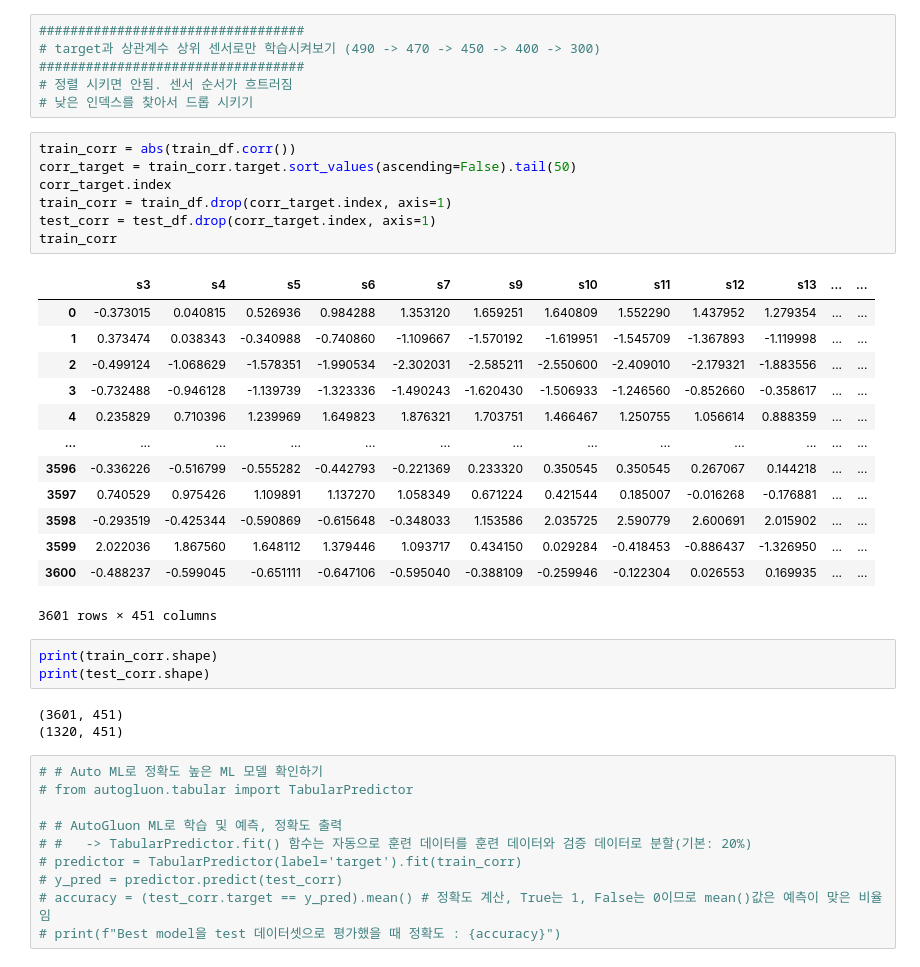
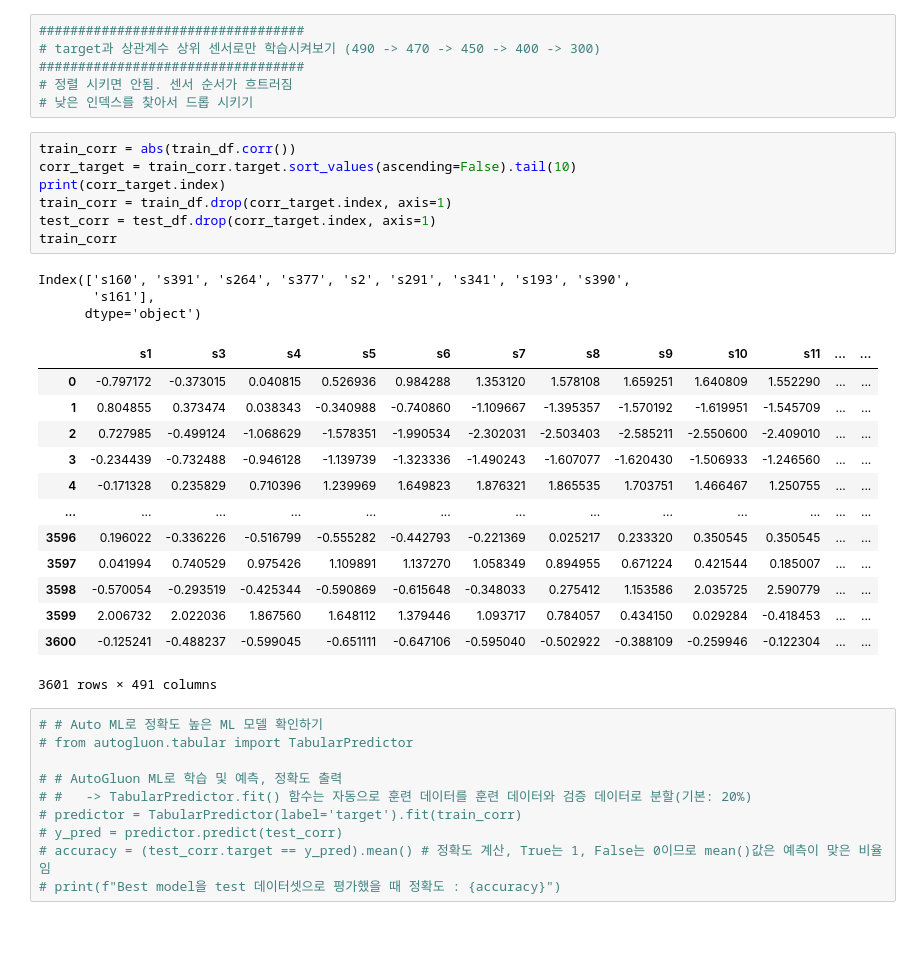
Before and after one commit to ParkSungHyon/smart_factory_2, a Jupyter notebook: Ford/ford2_local.ipynb, the cells around one changed output. Drawn from its saved outputs; the diff is of its cells as text; blank space fills up the shorter version.

```diff
--- a/Ford/ford2_local.ipynb
+++ b/Ford/ford2_local.ipynb
@@ -699,31 +687,28 @@ test_403
 # 낮은 인덱스를 찾아서 드롭 시키기
 # %%
 train_corr = abs(train_df.corr())
-corr_target = train_corr.target.sort_values(ascending=False).tail(50)
-corr_target.index
+corr_target = train_corr.target.sort_values(ascending=False).tail(10)
+print(corr_target.index)
 train_corr = train_df.drop(corr_target.index, axis=1)
 test_corr = test_df.drop(corr_target.index, axis=1)
 train_corr
 # %% [output]
+Index(['s160', 's391', 's264', 's377', 's2', 's291', 's341', 's193', 's390',
+       's161'],
+      dtype='object')
-|  | s3 | s4 | s5 | s6 | s7 | s9 | s10 | s11 | s12 | s13 | ... | ... |
-| 0 | -0.373015 | 0.040815 | 0.526936 | 0.984288 | 1.353120 | 1.659251 | 1.640809 | 1.552290 | 1.437952 | 1.279354 | ... | ... |
-| 1 | 0.373474 | 0.038343 | -0.340988 | -0.740860 | -1.109667 | -1.570192 | -1.619951 | -1.545709 | -1.367893 | -1.119998 | ... | ... |
-| 2 | -0.499124 | -1.068629 | -1.578351 | -1.990534 | -2.302031 | -2.585211 | -2.550600 | -2.409010 | -2.179321 | -1.883556 | ... | ... |
-| 3 | -0.732488 | -0.946128 | -1.139739 | -1.323336 | -1.490243 | -1.620430 | -1.506933 | -1.246560 | -0.852660 | -0.358617 | ... | ... |
-| 4 | 0.235829 | 0.710396 | 1.239969 | 1.649823 | 1.876321 | 1.703751 | 1.466467 | 1.250755 | 1.056614 | 0.888359 | ... | ... |
+|  | s1 | s3 | s4 | s5 | s6 | s7 | s8 | s9 | s10 | s11 | ... | ... |
+| 0 | -0.797172 | -0.373015 | 0.040815 | 0.526936 | 0.984288 | 1.353120 | 1.578108 | 1.659251 | 1.640809 | 1.552290 | ... | ... |
+| 1 | 0.804855 | 0.373474 | 0.038343 | -0.340988 | -0.740860 | -1.109667 | -1.395357 | -1.570192 | -1.619951 | -1.545709 | ... | ... |
+| 2 | 0.727985 | -0.499124 | -1.068629 | -1.578351 | -1.990534 | -2.302031 | -2.503403 | -2.585211 | -2.550600 | -2.409010 | ... | ... |
+| 3 | -0.234439 | -0.732488 | -0.946128 | -1.139739 | -1.323336 | -1.490243 | -1.607077 | -1.620430 | -1.506933 | -1.246560 | ... | ... |
+| 4 | -0.171328 | 0.235829 | 0.710396 | 1.239969 | 1.649823 | 1.876321 | 1.865535 | 1.703751 | 1.466467 | 1.250755 | ... | ... |
 | ... | ... | ... | ... | ... | ... | ... | ... | ... | ... | ... | ... | ... |
-| 3596 | -0.336226 | -0.516799 | -0.555282 | -0.442793 | -0.221369 | 0.233320 | 0.350545 | 0.350545 | 0.267067 | 0.144218 | ... | ... |
-| 3597 | 0.740529 | 0.975426 | 1.109891 | 1.137270 | 1.058349 | 0.671224 | 0.421544 | 0.185007 | -0.016268 | -0.176881 | ... | ... |
-| 3598 | -0.293519 | -0.425344 | -0.590869 | -0.615648 | -0.348033 | 1.153586 | 2.035725 | 2.590779 | 2.600691 | 2.015902 | ... | ... |
-| 3599 | 2.022036 | 1.867560 | 1.648112 | 1.379446 | 1.093717 | 0.434150 | 0.029284 | -0.418453 | -0.886437 | -1.326950 | ... | ... |
-| 3600 | -0.488237 | -0.599045 | -0.651111 | -0.647106 | -0.595040 | -0.388109 | -0.259946 | -0.122304 | 0.026553 | 0.169935 | ... | ... |
+| 3596 | 0.196022 | -0.336226 | -0.516799 | -0.555282 | -0.442793 | -0.221369 | 0.025217 | 0.233320 | 0.350545 | 0.350545 | ... | ... |
+| 3597 | 0.041994 | 0.740529 | 0.975426 | 1.109891 | 1.137270 | 1.058349 | 0.894955 | 0.671224 | 0.421544 | 0.185007 | ... | ... |
+| 3598 | -0.570054 | -0.293519 | -0.425344 | -0.590869 | -0.615648 | -0.348033 | 0.275412 | 1.153586 | 2.035725 | 2.590779 | ... | ... |
+| 3599 | 2.006732 | 2.022036 | 1.867560 | 1.648112 | 1.379446 | 1.093717 | 0.784057 | 0.434150 | 0.029284 | -0.418453 | ... | ... |
+| 3600 | -0.125241 | -0.488237 | -0.599045 | -0.651111 | -0.647106 | -0.595040 | -0.502922 | -0.388109 | -0.259946 | -0.122304 | ... | ... |
-3601 rows × 451 columns
+3601 rows × 491 columns
-# %%
-print(train_corr.shape)
-print(test_corr.shape)
-# %% [output]
-(3601, 451)
-(1320, 451)
 # %%
 # # Auto ML로 정확도 높은 ML 모델 확인하기
 # from autogluon.tabular import TabularPredictor
```
Also changed, not shown: parts of 36 cells of this notebook.
